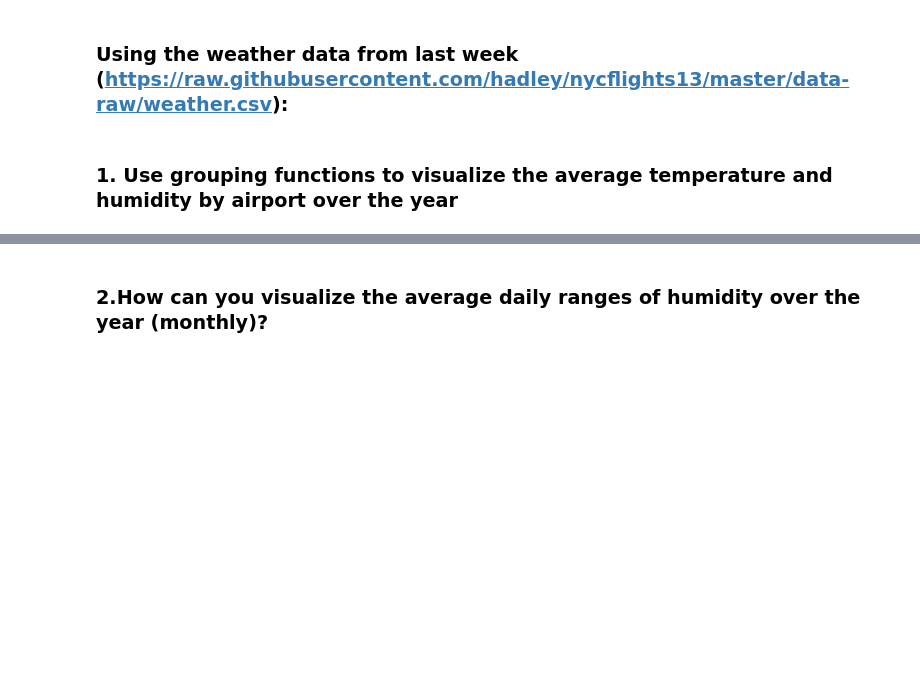
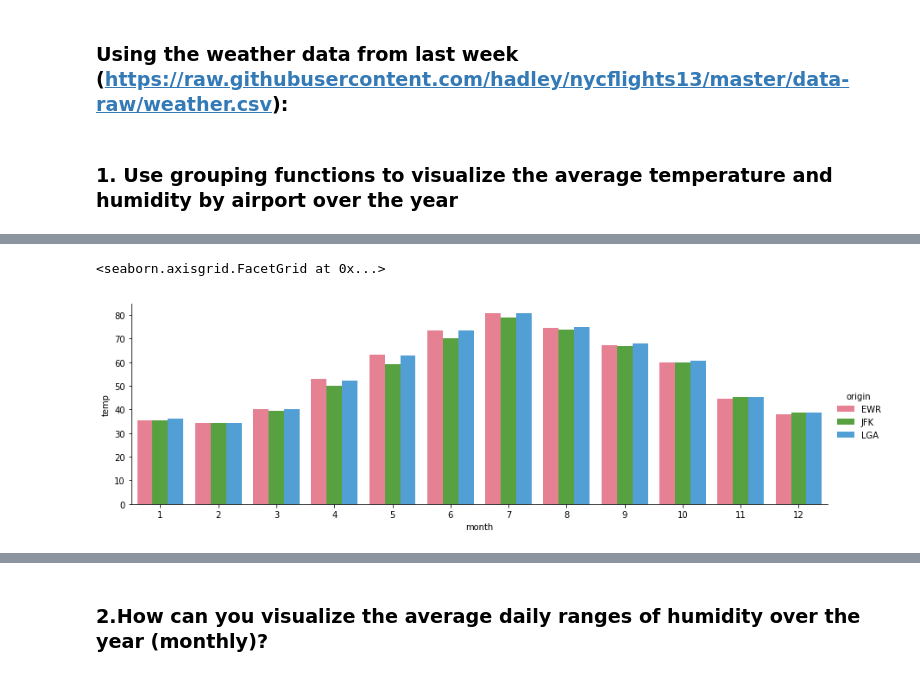
Before and after one commit to UCD-pbio-rclub/python-data-analysis_MinYao.J, a Jupyter notebook: Chapter 10 HW 1.ipynb, the cells around one changed output, grey strips where cells are left out. Drawn from its saved outputs; the diff is of its cells as text; code cells hidden in the pictures; blank space fills up the shorter version.

```diff
--- a/Chapter 10 HW 1.ipynb
+++ b/Chapter 10 HW 1.ipynb
@@ -1,3 +1,13 @@
+# %%
+import numpy as np
+import pandas as pd
+PREVIOUS_MAX_ROWS = pd.options.display.max_rows
+pd.options.display.max_rows = 20
+np.random.seed(12345)
+import matplotlib.pyplot as plt
+plt.rc('figure', figsize=(10, 6))
+np.set_printoptions(precision=4, suppress=True)
+import seaborn as sns
 # %% [markdown]
 # John
 # %% [markdown]
@@ -24,3 +544,6 @@
 ### Using the weather data from last week (https://raw.githubusercontent.com/hadley/nycflights13/master/data-raw/weather.csv):
 # %% [markdown]
 ### 1. Use grouping functions to visualize the average temperature and humidity by airport over the year
+# %%
+weather = pd.read_csv('https://raw.githubusercontent.com/hadley/nycflights13/master/data-raw/weather.csv')
+weather
@@ -26,0 +569,3 @@
+# %%
+average_temperature = weather.groupby(['origin', 'month'])[['temp']].mean()
+average_temperature
@@ -26,0 +592,3 @@
+# %%
+new_average_temperature = average_temperature.reset_index()
+new_average_temperature
@@ -26,0 +659,5 @@
+# %%
+sns.factorplot(x='month', y='temp', kind='bar', hue='origin', palette="husl", data=new_average_temperature, size=4, aspect=3)
+# %% [output]
+<seaborn.axisgrid.FacetGrid at 0x...>
+[figure, added]
```
Also changed, not shown: parts of 38 cells of this notebook.
